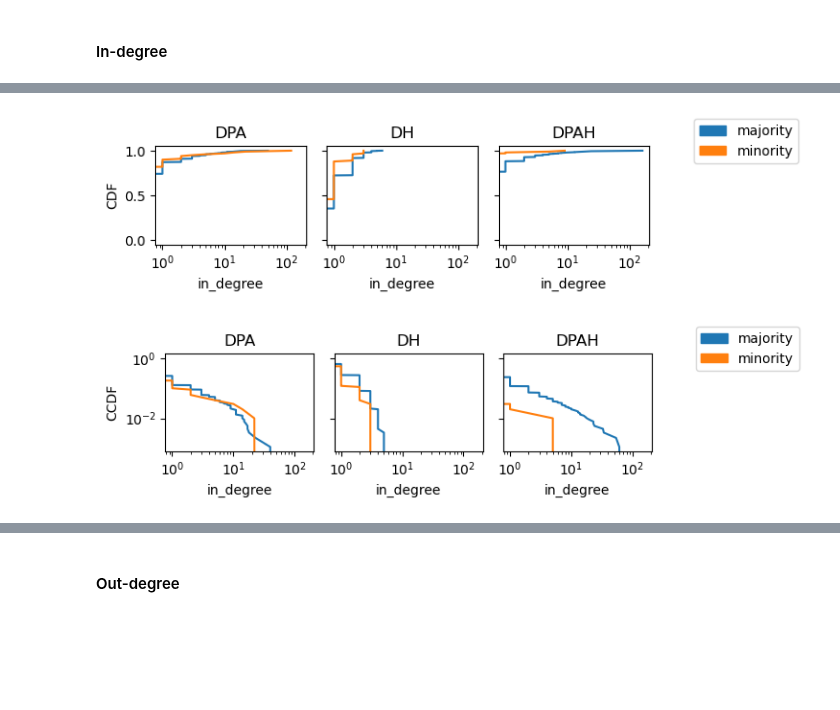
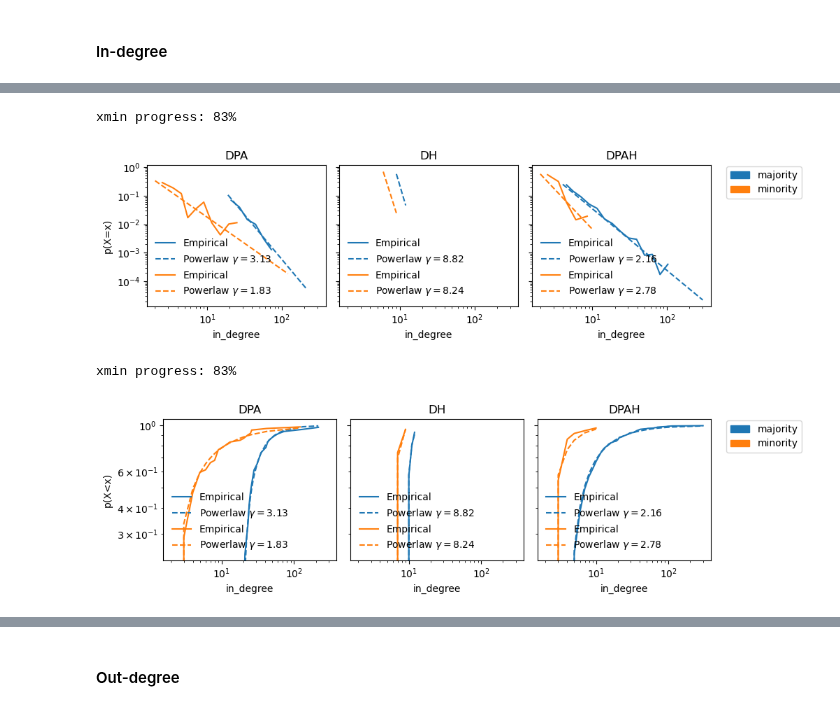
Before and after one commit to CSHVienna/NetworkInequalities, a Jupyter notebook: examples/notebooks/directed.ipynb, the cells around one changed output, grey strips where cells are left out. Saved outputs shown, nothing was run; the diff lists cells and outputs as text; code cells hidden in the pictures; blank space fills up the shorter version.

Commit message:
integration with powerlaw and empirical homophily for pah, dh, and h

```diff
--- a/examples/notebooks/directed.ipynb
+++ b/examples/notebooks/directed.ipynb
@@ -145,14 +128,14 @@ vh.plot_pdf_distribution(distributions,
-# %%
-vh.plot_cdf_distribution(distributions,
-                          cell_size=2, sharex=True, sharey=True,
-                          x='in_degree', hue='class_label',
-                          log_scale=(True,False))
-# %% [output]
-[figure, removed]
-# %%
-vh.plot_ccdf_distribution(distributions,
-                          cell_size=2, sharex=True, sharey=True,
-                          x='in_degree', hue='class_label',
-                          log_scale=(True,True))
-# %% [output]
-[figure, removed]
+# %%
+viz.plot_powerlaw_fit(distributions, x='in_degree', hue='class_label',
+                      kind='pdf',
+                      cell_size=3, sharex=True, sharey=True)
+# %% [output]
+xmin progress: 83%
+[figure, added]
+# %%
+viz.plot_powerlaw_fit(distributions, x='in_degree', hue='class_label',
+                      kind='cdf',
+                      cell_size=3, sharex=True, sharey=True)
+# %% [output]
+xmin progress: 83%
+[figure, added]
```
Also changed, not shown: parts of 19 cells of this notebook, 39 other files.
